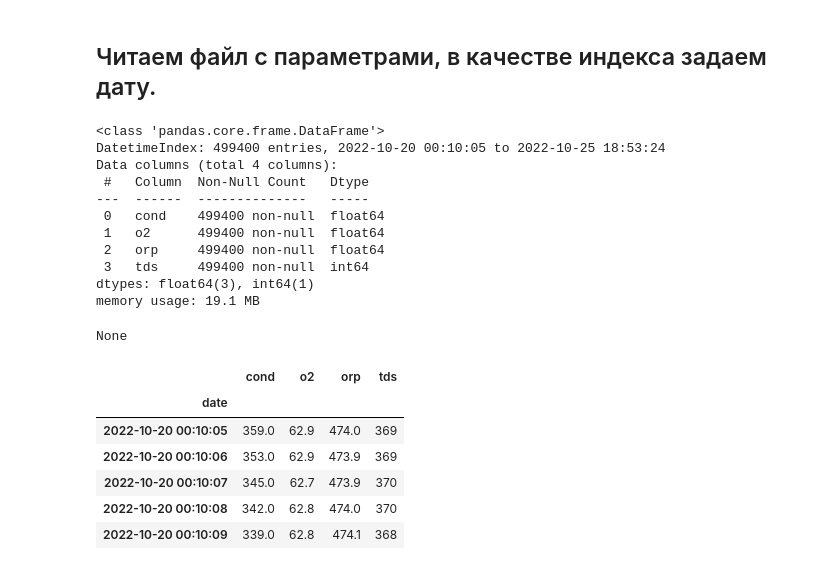
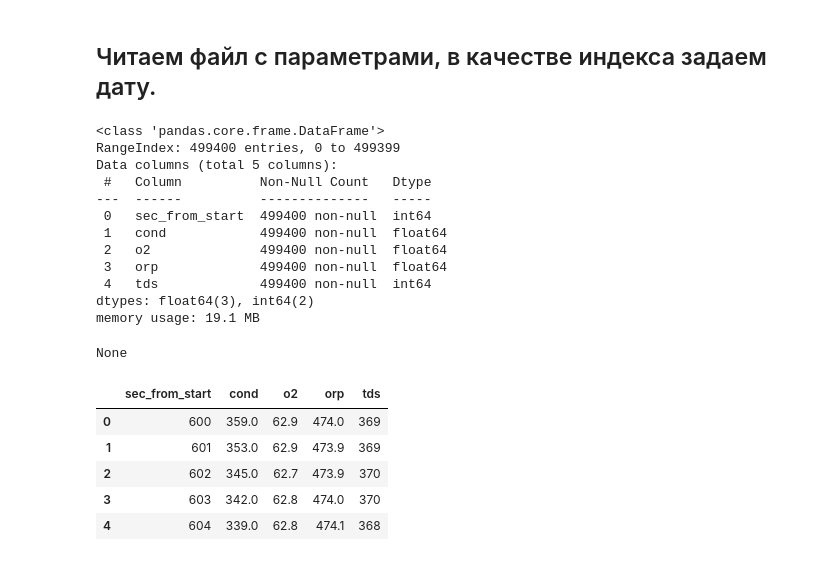
Before and after one commit to koshkidadanet/article-water, a Jupyter notebook: model.ipynb, the cells around one changed output. Saved outputs shown, nothing was run; the diff lists cells and outputs as text; code cells hidden in the pictures.

```diff
--- a/model.ipynb
+++ b/model.ipynb
@@ -7,27 +8,27 @@ from sklearn.model_selection import GridSearchCV
 # %% [markdown]
 ## Читаем файл с параметрами, в качестве индекса задаем дату.
 # %%
-df = pd.read_csv('water_df.csv',index_col='date')
-df.index = pd.to_datetime(df.index)
+df = pd.read_csv('water_df.csv').drop('date',axis=1)
+#df.index = pd.to_datetime(df.index)
 display(df.info())
 display(df.head())
 # %% [output]
 <class 'pandas.core.frame.DataFrame'>
-DatetimeIndex: 499400 entries, 2022-10-20 00:10:05 to 2022-10-25 18:53:24
-Data columns (total 4 columns):
- #   Column  Non-Null Count   Dtype
----  ------  --------------   -----
- 0   cond    499400 non-null  float64
- 1   o2      499400 non-null  float64
- 2   orp     499400 non-null  float64
- 3   tds     499400 non-null  int64
-dtypes: float64(3), int64(1)
+RangeIndex: 499400 entries, 0 to 499399
+Data columns (total 5 columns):
+ #   Column          Non-Null Count   Dtype
+---  ------          --------------   -----
+ 0   sec_from_start  499400 non-null  int64
+ 1   cond            499400 non-null  float64
+ 2   o2              499400 non-null  float64
+ 3   orp             499400 non-null  float64
+ 4   tds             499400 non-null  int64
+dtypes: float64(3), int64(2)
 memory usage: 19.1 MB
 None
-|  | cond | o2 | orp | tds |
-| date |  |  |  |  |
-| 2022-10-20 00:10:05 | 359.0 | 62.9 | 474.0 | 369 |
-| 2022-10-20 00:10:06 | 353.0 | 62.9 | 473.9 | 369 |
-| 2022-10-20 00:10:07 | 345.0 | 62.7 | 473.9 | 370 |
-| 2022-10-20 00:10:08 | 342.0 | 62.8 | 474.0 | 370 |
-| 2022-10-20 00:10:09 | 339.0 | 62.8 | 474.1 | 368 |
+|  | sec_from_start | cond | o2 | orp | tds |
+| 0 | 600 | 359.0 | 62.9 | 474.0 | 369 |
+| 1 | 601 | 353.0 | 62.9 | 473.9 | 369 |
+| 2 | 602 | 345.0 | 62.7 | 473.9 | 370 |
+| 3 | 603 | 342.0 | 62.8 | 474.0 | 370 |
+| 4 | 604 | 339.0 | 62.8 | 474.1 | 368 |
```
Also changed, not shown: parts of 14 cells of this notebook.
